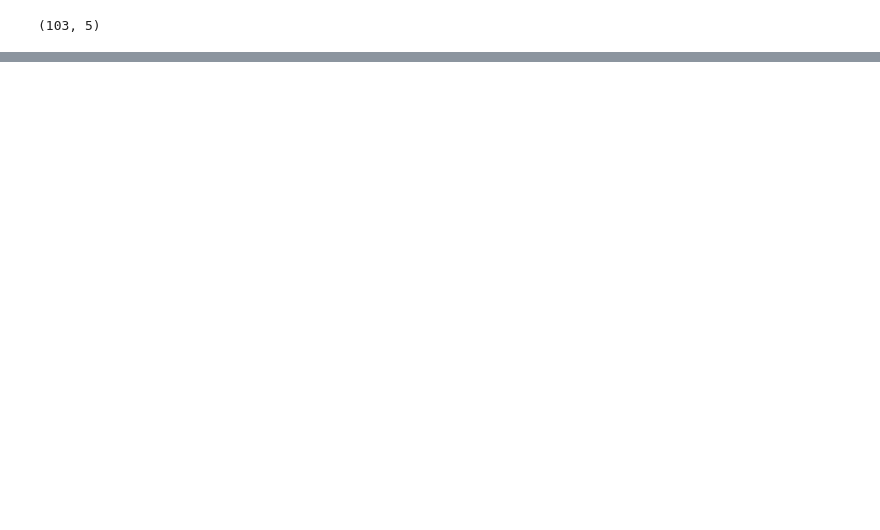
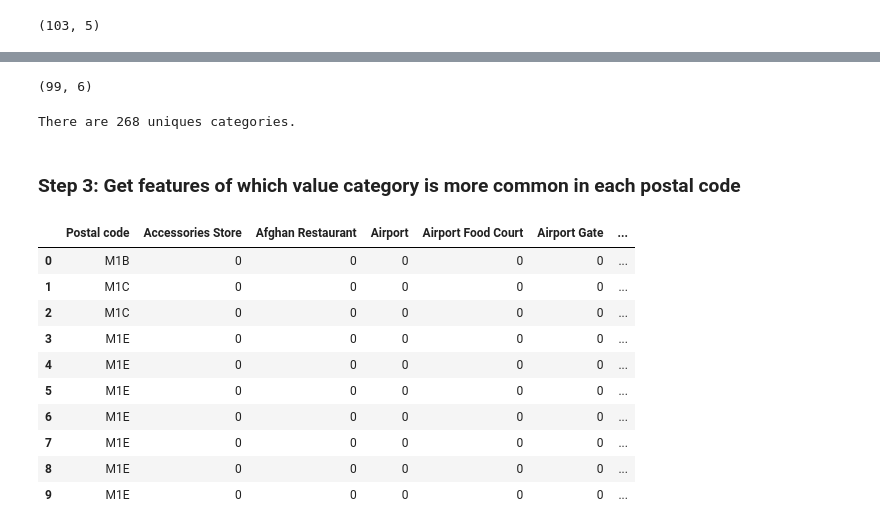
Before and after one commit to Deiimoreno/Coursera_Capstone, a Jupyter notebook: Segmenting and Clustering Neighborhoods in Toronto.ipynb, the cells around one changed output, grey strips where cells are left out. Cells and saved outputs as stored; diff of their text form; code cells hidden in the pictures; blank space fills up the shorter version.

```diff
--- a/Segmenting and Clustering Neighborhoods in Toronto.ipynb
+++ b/Segmenting and Clustering Neighborhoods in Toronto.ipynb
@@ -157,0 +256,28 @@ df_canloc.shape
+# %%
+# function that extracts the category of the venue
+def get_category_type(row):
+    try:
+        categories_list = row['categories']
+    except:
+        categories_list = row['venue.categories']
+
+    if len(categories_list) == 0:
+        return None
+    else:
+        return categories_list[0]['name']
+# %%
+venues = results['response']['groups'][0]['items']
+
+nearby_venues = json_normalize(venues) # flatten JSON
+
+# filter columns
+filtered_columns = ['venue.name', 'venue.categories', 'venue.location.lat', 'venue.location.lng']
+nearby_venues =nearby_venues.loc[:, filtered_columns]
+
+# filter the category for each row
+nearby_venues['venue.categories'] = nearby_venues.apply(get_category_type, axis=1)
+
+# clean columns
+nearby_venues.columns = [col.split(".")[-1] for col in nearby_venues.columns]
+
+nearby_venues.head()
@@ -157,0 +335,5 @@ df_canloc.shape
+# %%
+toronto_venues = getNearbyVenues(names=df_canloc['Postal code'],
+                                   latitudes=df_canloc['Latitude'],
+                                   longitudes=df_canloc['Longitude']
+                                  )
@@ -157,0 +373,35 @@ df_canloc.shape
+# %%
+toronto_venues.groupby('Postal code').count()
+print(toronto_venues.groupby('Postal code').count().shape)
+# %% [output]
+(99, 6)
+# %%
+print('There are {} uniques categories.'.format(len(toronto_venues['Venue Category'].unique())))
+# %% [output]
+There are 268 uniques categories.
+# %% [markdown]
+### Step 3: Get features of which value category is more common in each postal code
+# %%
+# one hot encoding
+toronto_onehot = pd.get_dummies(toronto_venues[['Venue Category']], prefix="", prefix_sep="")
+
+# add neighborhood column back to dataframe
+toronto_onehot['Postal code'] = toronto_venues['Postal code']
+
+# move neighborhood column to the first column
+fixed_columns = [toronto_onehot.columns[-1]] + list(toronto_onehot.columns[:-1])
+toronto_onehot = toronto_onehot[fixed_columns]
+
+toronto_onehot.head(10)
+# %% [output]
+|  | Postal code | Accessories Store | Afghan Restaurant | Airport | Airport Food Court | Airport Gate | ... |
+| 0 | M1B | 0 | 0 | 0 | 0 | 0 | ... |
+| 1 | M1C | 0 | 0 | 0 | 0 | 0 | ... |
+| 2 | M1C | 0 | 0 | 0 | 0 | 0 | ... |
+| 3 | M1E | 0 | 0 | 0 | 0 | 0 | ... |
+| 4 | M1E | 0 | 0 | 0 | 0 | 0 | ... |
+| 5 | M1E | 0 | 0 | 0 | 0 | 0 | ... |
+| 6 | M1E | 0 | 0 | 0 | 0 | 0 | ... |
+| 7 | M1E | 0 | 0 | 0 | 0 | 0 | ... |
+| 8 | M1E | 0 | 0 | 0 | 0 | 0 | ... |
+| 9 | M1E | 0 | 0 | 0 | 0 | 0 | ... |
```
Also changed, not shown: parts of 51 cells of this notebook.
